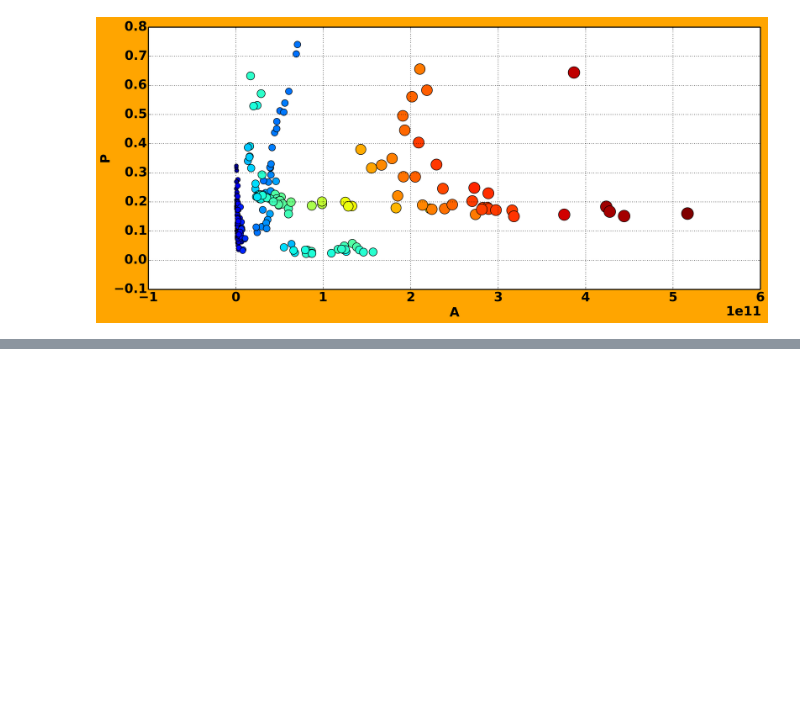
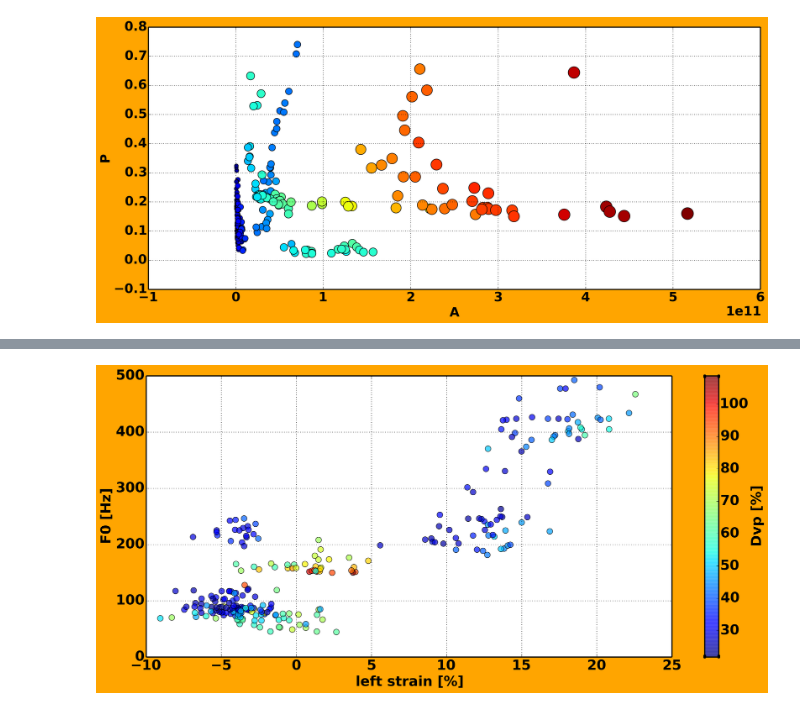
Before and after one commit to JuergenNeubauer/dogphonation, a Jupyter notebook: TA asymmetry.ipynb, the cells around one changed output, grey strips where cells are left out. Saved outputs shown, nothing was run; the diff lists cells and outputs as text; code cells hidden in the pictures; blank space fills up the shorter version.

```diff
--- a/TA asymmetry.ipynb
+++ b/TA asymmetry.ipynb
@@ -479,0 +521,2 @@ plt.show()
+# %%
+video_casenames = ['NoSLN NoRLN', 'NoSLN MaxRLN', 'MaxSLN MaxRLN']
@@ -479,0 +548,12 @@ plt.show()
+# %%
+def distances(clickdata):
+    # baseline vectors between anterior landmark and VP on left and right sides
+    vlr_clickdata = clickdata[1:] - clickdata[0]
+    # vector between left and right VPs
+    dx_clickdata = clickdata[1] - clickdata[2]
+
+    # baseline lengths
+    l_clickdata = np.hypot(vlr_clickdata[:, 0], vlr_clickdata[:, 1])
+    d_clickdata = np.hypot(dx_clickdata[0], dx_clickdata[1])
+
+    return l_clickdata, d_clickdata
@@ -479,0 +744,2 @@ plt.show()
+# %%
+plotstrains(TAasymmetry, name_paralysis = 'TAasymmetry', normalized = False)
@@ -479,0 +771,30 @@ plt.show()
+# %%
+allF0 = np.hstack([TAasymmetry[casename]['F0'].ravel() for casename in casenames])
+allA = np.hstack([TAasymmetry[casename]['A_onset'].ravel() for casename in casenames])
+allP = np.hstack([TAasymmetry[casename]['P_onset'].ravel() for casename in casenames])
+
+allps = np.hstack([TAasymmetry[casename]['ps_onset'].ravel() for casename in casenames])
+allQ = np.hstack([TAasymmetry[casename]['Q_onset'].ravel() for casename in casenames])
+
+alllstrain = np.hstack([TAasymmetry[casename]['lstrain'].ravel() for casename in casenames])
+allrstrain = np.hstack([TAasymmetry[casename]['rstrain'].ravel() for casename in casenames])
+alldVP = np.hstack([TAasymmetry[casename]['dVP'].ravel() for casename in casenames])
+# %%
+plt.close('all')
+
+scatter = plt.scatter(alllstrain, allF0, s = 100, c = alldVP, alpha = 0.7)
+
+plt.xlabel('left strain [%]')
+plt.ylabel('F0 [Hz]')
+
+cb = plt.colorbar(mappable = scatter)
+cb.set_label('Dvp [%]')
+
+plt.xlim(-10, 25)
+plt.ylim(0, 500)
+
+plt.savefig('TAasymmetry.F0-strain_Dvp.pdf', orientation = 'landscape', bbox_inches = 'tight')
+
+plt.show()
+# %% [output]
+[figure, added]
```
Also changed, not shown: parts of 21 cells of this notebook, 6 other files.
